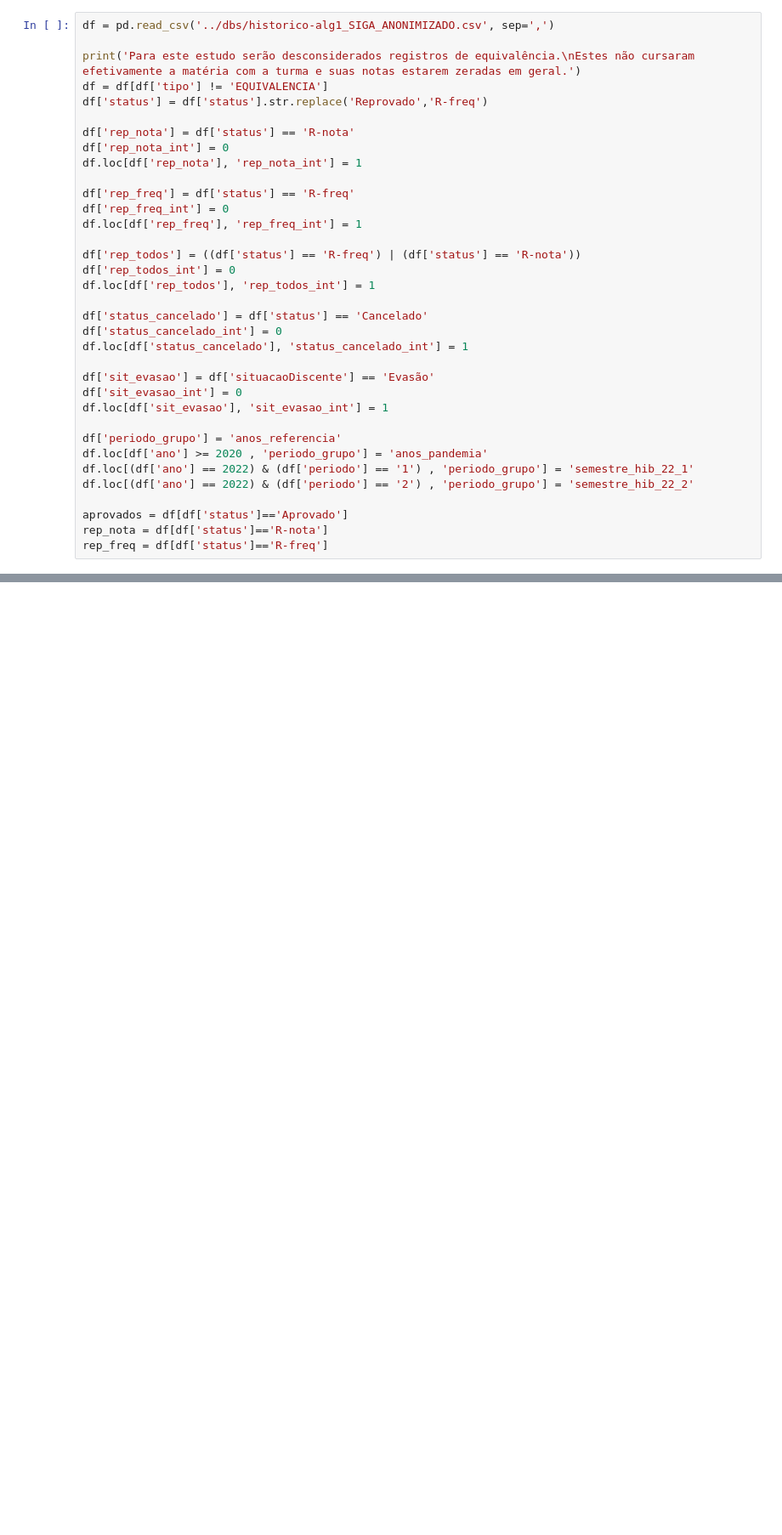
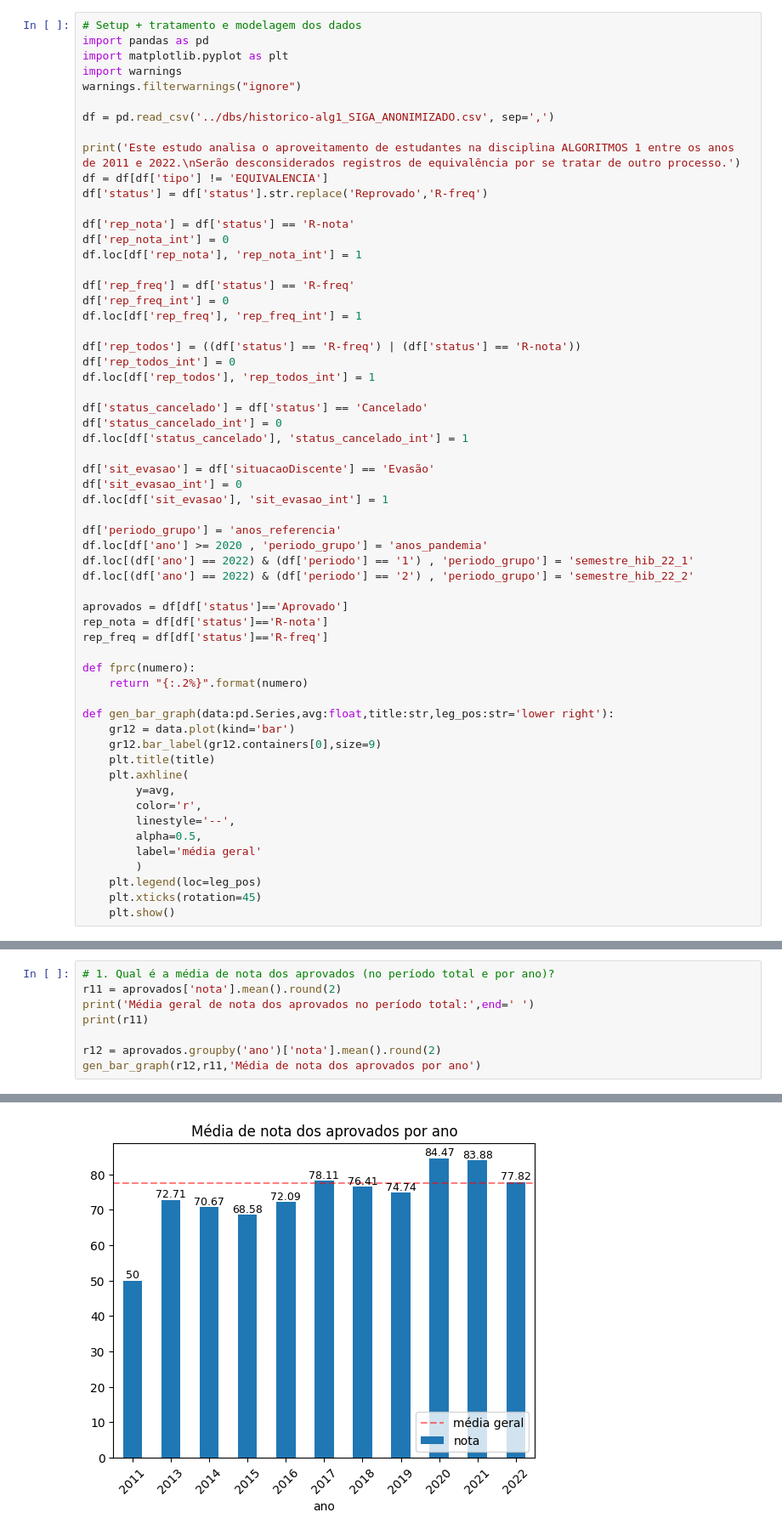
Before and after one commit to gab-berger/dsbd-pos, a Jupyter notebook: linguagem_programacao/python/trabalho1_analise_final.ipynb, the cells around one changed output, grey strips where cells are left out. Shown: that part at 85% size. Cells and saved outputs as stored; diff of their text form; blank space fills up the shorter version.

```diff
--- a/linguagem_programacao/python/trabalho1_analise_final.ipynb
+++ b/linguagem_programacao/python/trabalho1_analise_final.ipynb
@@ -10,7 +1,13 @@ tratando e modelando base de dados
 # %%
+# Setup + tratamento e modelagem dos dados
+import pandas as pd
+import matplotlib.pyplot as plt
+import warnings
+warnings.filterwarnings("ignore")
+
 df = pd.read_csv('../dbs/historico-alg1_SIGA_ANONIMIZADO.csv', sep=',')
 
-print('Para este estudo serão desconsiderados registros de equivalência.\nEstes não cursaram efetivamente a matéria com a turma e suas notas estarem zeradas em geral.')
+print('Este estudo analisa o aproveitamento de estudantes na disciplina ALGORITMOS 1 entre os anos de 2011 e 2022.\nSerão desconsiderados registros de equivalência por se tratar de outro processo.')
 df = df[df['tipo'] != 'EQUIVALENCIA']
 df['status'] = df['status'].str.replace('Reprovado','R-freq')
 
@@ -42,4 +39,22 @@ df.loc[(df['ano'] == 2022) & (df['periodo'] == '2') , 'periodo_grupo'] = 'semest
 aprovados = df[df['status']=='Aprovado']
 rep_nota = df[df['status']=='R-nota']
 rep_freq = df[df['status']=='R-freq']
+
+def fprc(numero):
+    return "{:.2%}".format(numero)
+
+def gen_bar_graph(data:pd.Series,avg:float,title:str,leg_pos:str='lower right'):
+    gr12 = data.plot(kind='bar')
+    gr12.bar_label(gr12.containers[0],size=9)
+    plt.title(title)
+    plt.axhline(
+        y=avg,
+        color='r',
+        linestyle='--',
+        alpha=0.5,
+        label='média geral'
+        )
+    plt.legend(loc=leg_pos)
+    plt.xticks(rotation=45)
+    plt.show()
 # %% [output]
@@ -49,0 +63,9 @@ Estes não cursaram efetivamente a matéria com a turma e suas notas estarem zer
+# %%
+# 1. Qual é a média de nota dos aprovados (no período total e por ano)?
+r11 = aprovados['nota'].mean().round(2)
+print('Média geral de nota dos aprovados no período total:',end=' ')
+print(r11)
+
+r12 = aprovados.groupby('ano')['nota'].mean().round(2)
+gen_bar_graph(r12,r11,'Média de nota dos aprovados por ano')
+# %% [output]
@@ -50 +73,2 @@ Estes não cursaram efetivamente a matéria com a turma e suas notas estarem zer
+[figure, added]
 # %%
```
Also changed, not shown: parts of 14 cells of this notebook.
